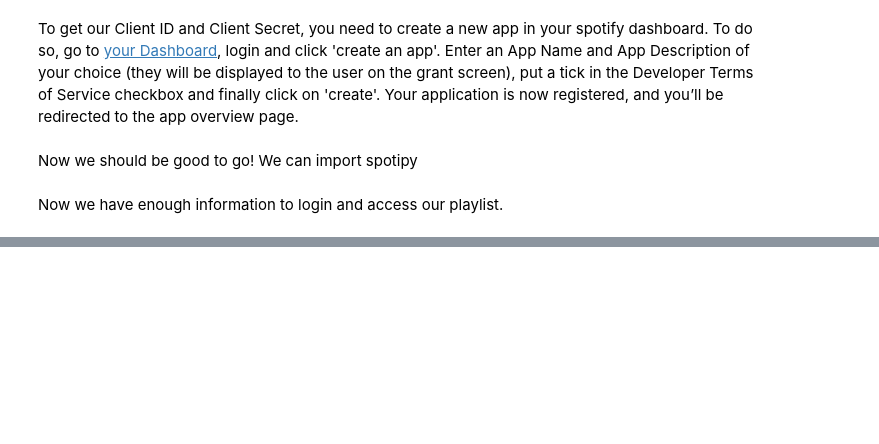
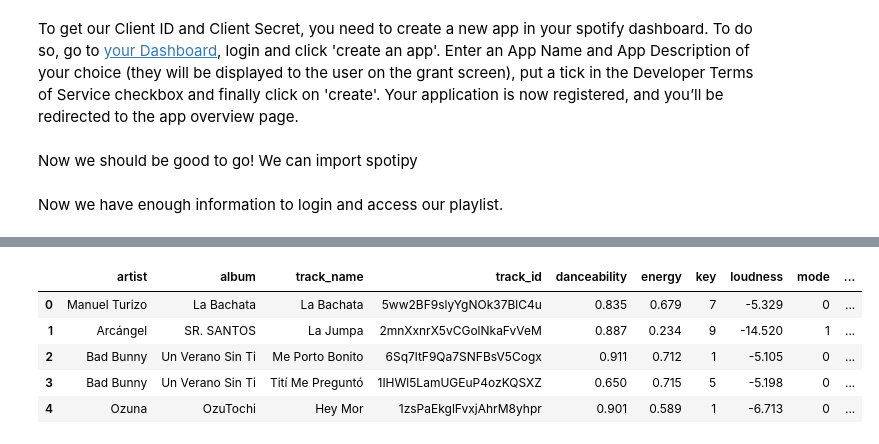
Before and after one commit to lthomazi/lthomazi.github.io, a Jupyter notebook: lucas_320_final.ipynb, the cells around one changed output, grey strips where cells are left out. Cells and saved outputs as stored; diff of their text form; code cells hidden in the pictures; blank space fills up the shorter version.

```diff
--- a/lucas_320_final.ipynb
+++ b/lucas_320_final.ipynb
@@ -86,0 +76,11 @@ call_playlist("spotify","7vI0tN3yUn07dkK9T6p2pg")
+# %%
+# This is how i would get music from a playlist
+your_music = call_playlist("spotify","7vI0tN3yUn07dkK9T6p2pg")
+your_music.head()
+# %% [output]
+|  | artist | album | track_name | track_id | danceability | energy | key | loudness | mode | ... |
+| 0 | Manuel Turizo | La Bachata | La Bachata | 5ww2BF9slyYgNOk37BlC4u | 0.835 | 0.679 | 7 | -5.329 | 0 | ... |
+| 1 | Arcángel | SR. SANTOS | La Jumpa | 2mnXxnrX5vCGolNkaFvVeM | 0.887 | 0.234 | 9 | -14.520 | 1 | ... |
+| 2 | Bad Bunny | Un Verano Sin Ti | Me Porto Bonito | 6Sq7ltF9Qa7SNFBsV5Cogx | 0.911 | 0.712 | 1 | -5.105 | 0 | ... |
+| 3 | Bad Bunny | Un Verano Sin Ti | Tití Me Preguntó | 1IHWl5LamUGEuP4ozKQSXZ | 0.650 | 0.715 | 5 | -5.198 | 0 | ... |
+| 4 | Ozuna | OzuTochi | Hey Mor | 1zsPaEkglFvxjAhrM8yhpr | 0.901 | 0.589 | 1 | -6.713 | 0 | ... |
```
Also changed, not shown: parts of 19 cells of this notebook, 1 other file.
